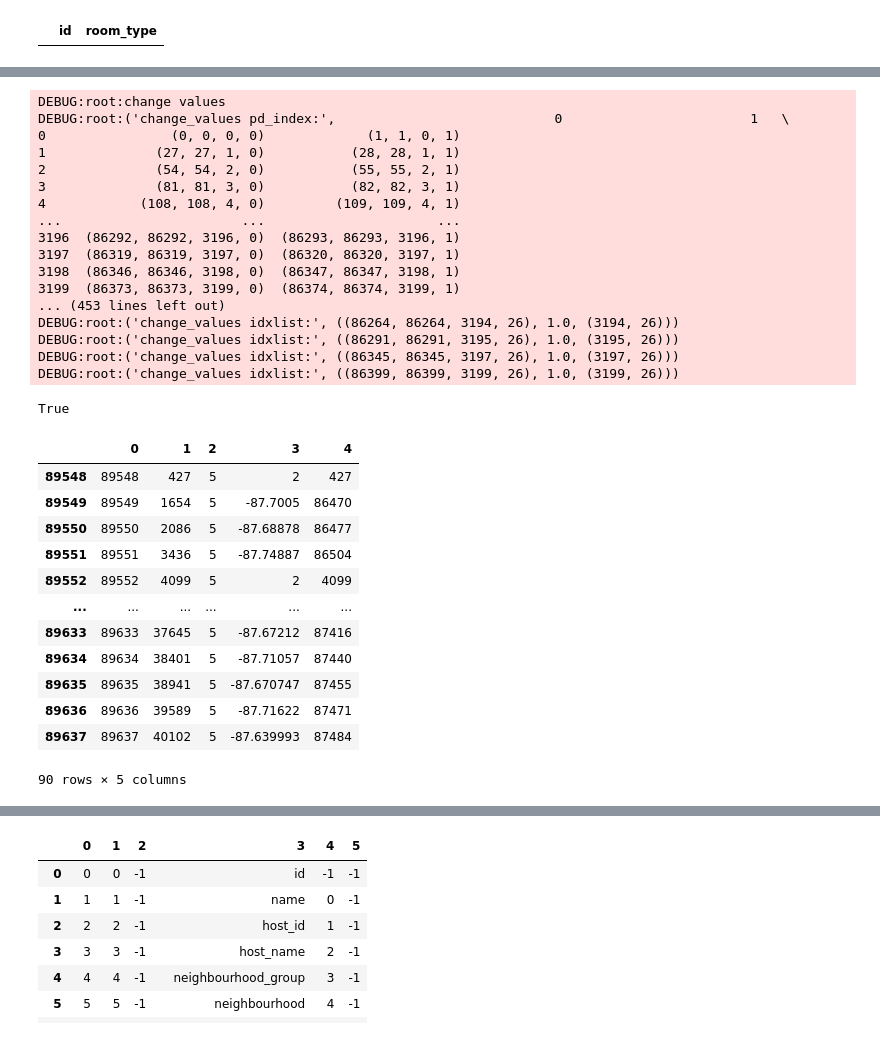
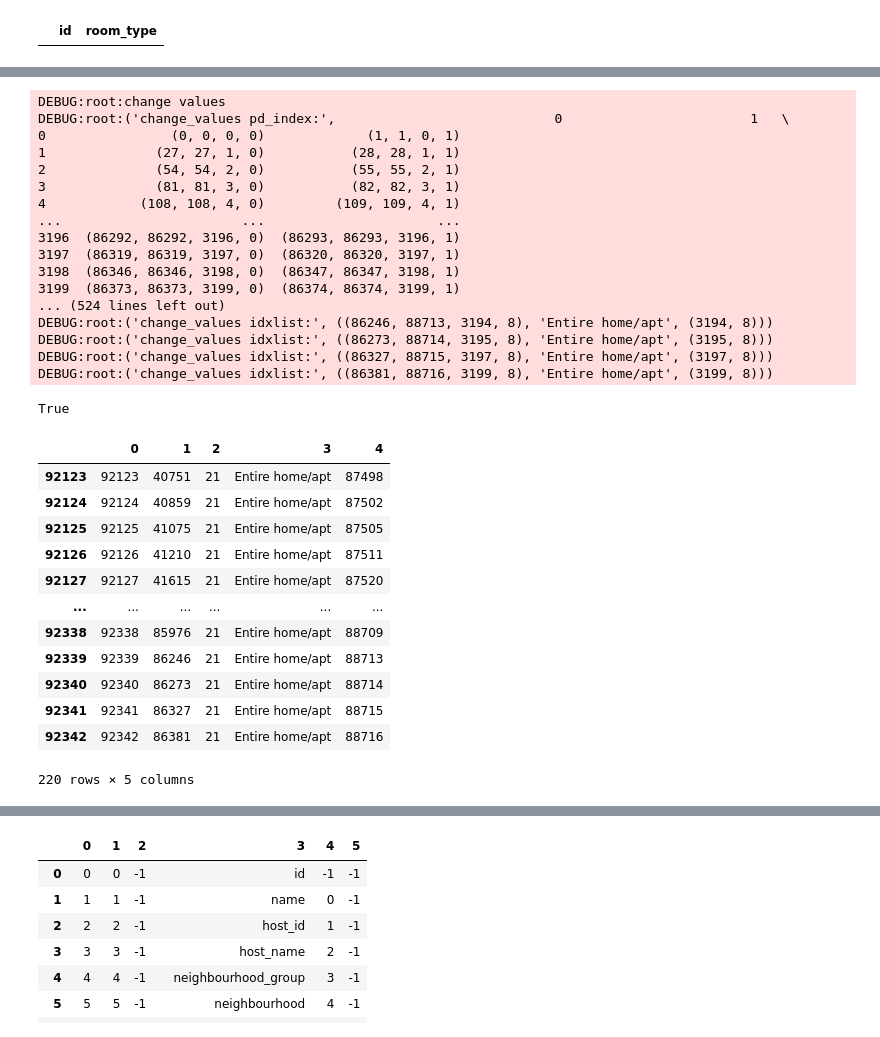
Before and after one commit to nikolausn/dissertation_demo, a Jupyter notebook: Chapter_8_Collab_Case_Study/data_cleaning_workflow_development/Airbnb-Solution-Template-DCMHarvest-C3.ipynb, the cells around one changed output, grey strips where cells are left out. Drawn from its saved outputs; the diff is of its cells as text; code cells hidden in the pictures.

```diff
--- a/Chapter_8_Collab_Case_Study/data_cleaning_workflow_development/Airbnb-Solution-Template-DCMHarvest-C3.ipynb
+++ b/Chapter_8_Collab_Case_Study/data_cleaning_workflow_development/Airbnb-Solution-Template-DCMHarvest-C3.ipynb
@@ -1035,7 +1042,7 @@ import pandas as pd
 import pickle
 
 #dcm1 = TransformDCM(None)
-with open("dcm_collab.pickle","rb") as file:
+with open("dcm_collab_c1_c2.pickle","rb") as file:
     dcm1 = pickle.load(file)
 # %%
 #dcm1.init_dataset_df(super_ori_pd)
@@ -2013,6 +1446,6 @@ room_type_flag                    220
 dtype: int64
 # %%
-dcm1.change_df(workset_before,workset_after,"clean_room_type_c2","c2")
+dcm1.change_df(workset_before,workset_after,"clean_room_type_c3","c3")
 # %% [output]
 DEBUG:root:change values
 DEBUG:root:('change_values pd_index:',                            0                        1   \
@@ -2026,28 +1459,28 @@ DEBUG:root:('change_values pd_index:',                            0
 3197  (86319, 86319, 3197, 0)  (86320, 86320, 3197, 1)
 3198  (86346, 86346, 3198, 0)  (86347, 86347, 3198, 1)
 3199  (86373, 86373, 3199, 0)  (86374, 86374, 3199, 1)
-... (453 lines left out)
-DEBUG:root:('change_values idxlist:', ((86264, 86264, 3194, 26), 1.0, (3194, 26)))
-DEBUG:root:('change_values idxlist:', ((86291, 86291, 3195, 26), 1.0, (3195, 26)))
-DEBUG:root:('change_values idxlist:', ((86345, 86345, 3197, 26), 1.0, (3197, 26)))
-DEBUG:root:('change_values idxlist:', ((86399, 86399, 3199, 26), 1.0, (3199, 26)))
+... (524 lines left out)
+DEBUG:root:('change_values idxlist:', ((86246, 88713, 3194, 8), 'Entire home/apt', (3194, 8)))
+DEBUG:root:('change_values idxlist:', ((86273, 88714, 3195, 8), 'Entire home/apt', (3195, 8)))
+DEBUG:root:('change_values idxlist:', ((86327, 88715, 3197, 8), 'Entire home/apt', (3197, 8)))
+DEBUG:root:('change_values idxlist:', ((86381, 88716, 3199, 8), 'Entire home/apt', (3199, 8)))
 True
 # %%
 workset_before = workset_after.copy()
 # %%
 check_pd = pd.DataFrame(dcm1.cell_values)
-check_pd[check_pd[2]==5]
+check_pd[check_pd[2]==21]
 # %% [output]
 |  | 0 | 1 | 2 | 3 | 4 |
-| 89548 | 89548 | 427 | 5 | 2 | 427 |
-| 89549 | 89549 | 1654 | 5 | -87.7005 | 86470 |
-| 89550 | 89550 | 2086 | 5 | -87.68878 | 86477 |
-| 89551 | 89551 | 3436 | 5 | -87.74887 | 86504 |
-| 89552 | 89552 | 4099 | 5 | 2 | 4099 |
+| 92123 | 92123 | 40751 | 21 | Entire home/apt | 87498 |
+| 92124 | 92124 | 40859 | 21 | Entire home/apt | 87502 |
+| 92125 | 92125 | 41075 | 21 | Entire home/apt | 87505 |
+| 92126 | 92126 | 41210 | 21 | Entire home/apt | 87511 |
+| 92127 | 92127 | 41615 | 21 | Entire home/apt | 87520 |
 | ... | ... | ... | ... | ... | ... |
-| 89633 | 89633 | 37645 | 5 | -87.67212 | 87416 |
-| 89634 | 89634 | 38401 | 5 | -87.71057 | 87440 |
-| 89635 | 89635 | 38941 | 5 | -87.670747 | 87455 |
-| 89636 | 89636 | 39589 | 5 | -87.71622 | 87471 |
-| 89637 | 89637 | 40102 | 5 | -87.639993 | 87484 |
+| 92338 | 92338 | 85976 | 21 | Entire home/apt | 88709 |
+| 92339 | 92339 | 86246 | 21 | Entire home/apt | 88713 |
+| 92340 | 92340 | 86273 | 21 | Entire home/apt | 88714 |
+| 92341 | 92341 | 86327 | 21 | Entire home/apt | 88715 |
+| 92342 | 92342 | 86381 | 21 | Entire home/apt | 88716 |
-90 rows × 5 columns
+220 rows × 5 columns
```
Also changed, not shown: parts of 132 cells of this notebook, 7 other files.
